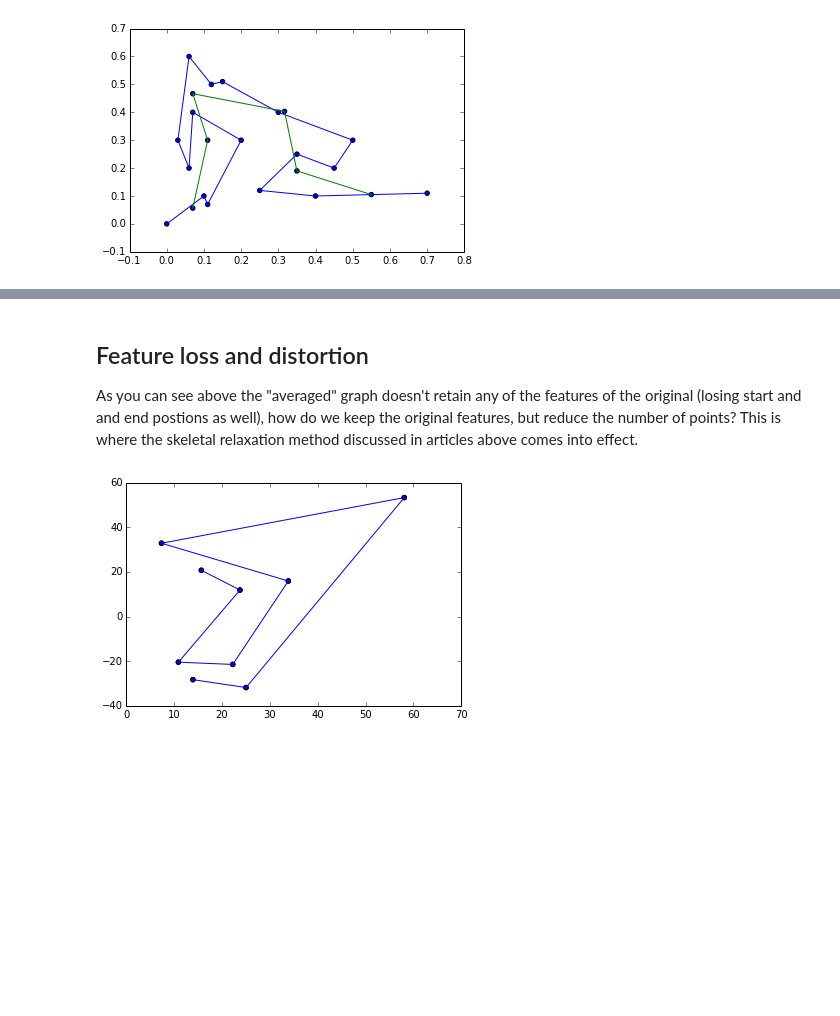
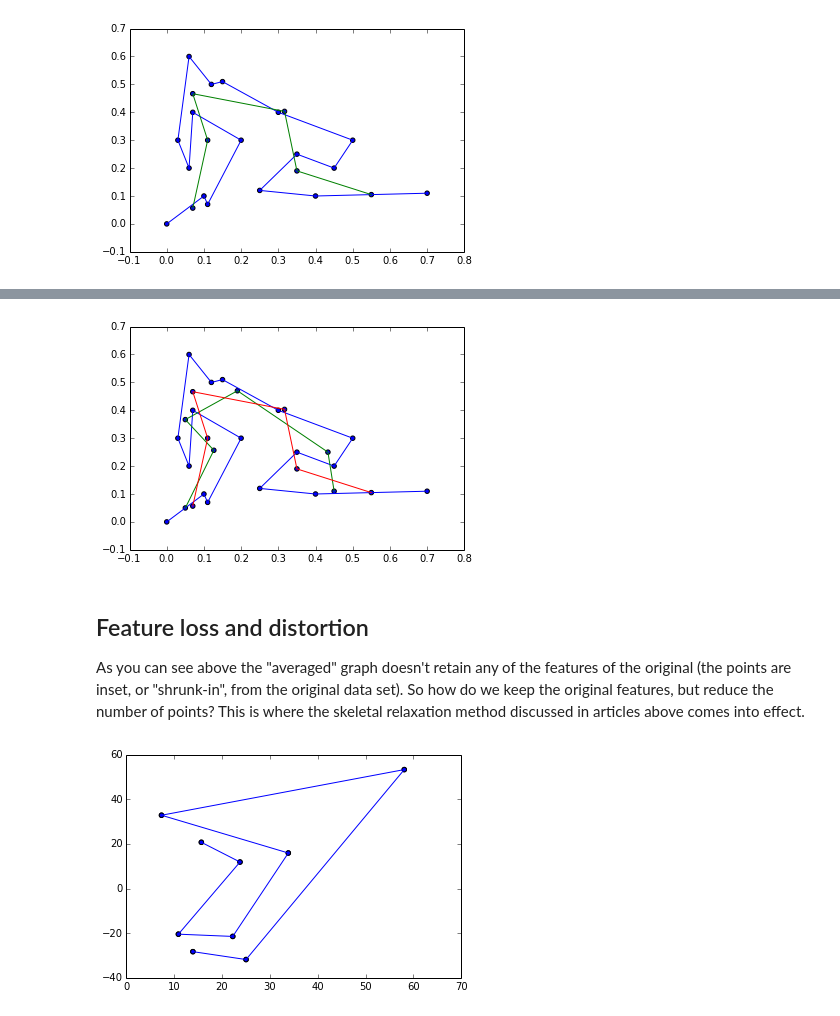
Before and after one commit to JENkt4k/pynotes-general, a Jupyter notebook: Complex Geo-spacial Algorithms.ipynb, the cells around one changed output, grey strips where cells are left out. Drawn from its saved outputs; the diff is of its cells as text; code cells hidden in the pictures; blank space fills up the shorter version.

```diff
--- a/Complex Geo-spacial Algorithms.ipynb
+++ b/Complex Geo-spacial Algorithms.ipynb
@@ -372,11 +330,16 @@ plt.show()
 # %%
+#Now  lets try averaging in the opposite direction
 xs = orgpoints[:,0].tolist()
 ys = orgpoints[:,1].tolist()
+#This time lets reverse the lists to see if the direction we choose to average in makes a difference
 xs.reverse()
 ys.reverse()
-meanxs = []
-meanys = []
+#mean lists will hold the mean averaged points
+meanxsRL = []
+meanysRL = []
+#lets look at the Xs to see we got everything
 print(xs)
+#pr is the point reduction - '3' is reducing every 3 points to 1 or 1/3 of the points
 pr = 3
 while xs:
     temp = []
@@ -384,8 +347,8 @@ while xs:
         if xs:
             temp.append(xs.pop())
     xmean = sum(temp)/len(temp)
-    meanxs.append(xmean)
-    #print("temp %s, xmeam %s" % (temp, xmean))
+    meanxsRL.append(xmean)
+    #print("temp %s, xmeam %s" % (temp, xmean)) #debug output
 
 while ys:
     temp = []
@@ -393,12 +356,14 @@ while ys:
         if ys:
             temp.append(ys.pop())
     ymean = sum(temp)/len(temp)
-    meanys.append(ymean)
-    #print("temp %s, xmeam %s" % (temp, xmean))
+    meanysRL.append(ymean)
+    #print("temp %s, xmeam %s" % (temp, xmean)) #debug output
+
+#lets plot the average on top of the original to see the changes
 plt.scatter(orgpoints[:,0],orgpoints[:,1])
 plt.plot(orgpoints[:,0],orgpoints[:,1])
-plt.scatter(meanxs,meanys)
-plt.plot(meanxs,meanys)
+plt.scatter(meanxsRL,meanysRL)
+plt.plot(meanxsRL,meanysRL)
 plt.show()
 # %% [output]
 [0.7, 0.4, 0.25, 0.35, 0.45, 0.5, 0.3, 0.15, 0.12, 0.06, 0.03, 0.06, 0.07, 0.2, 0.11, 0.1, 0.0]
@@ -458,5 +379,18 @@ ZeroDivisionError: division by zero
+# %%
+#original in blue
+plt.scatter(orgpoints[:,0],orgpoints[:,1])
+plt.plot(orgpoints[:,0],orgpoints[:,1])
+#Left to Right in Green
+plt.scatter(meanxsLR,meanysLR)
+plt.plot(meanxsLR,meanysLR)
+#Right to Left in Red
+plt.scatter(meanxsRL,meanysRL)
+plt.plot(meanxsRL,meanysRL)
+plt.show()
+# %% [output]
+[figure, added]
 # %% [markdown]
 ## Feature loss and distortion
 
-As you can see above the "averaged" graph doesn't retain any of the features of the original (losing start and and end postions as well), how do we keep the original features, but reduce the number of points? This is where the skeletal relaxation method discussed in articles above comes into effect.
+As you can see above the "averaged" graph doesn't retain any of the features of the original (the points are inset, or "shrunk-in", from the original data set). So how do we keep the original features, but reduce the number of points? This is where the skeletal relaxation method discussed in articles above comes into effect.
 # %%
```
Also changed, not shown: parts of 7 cells of this notebook.
